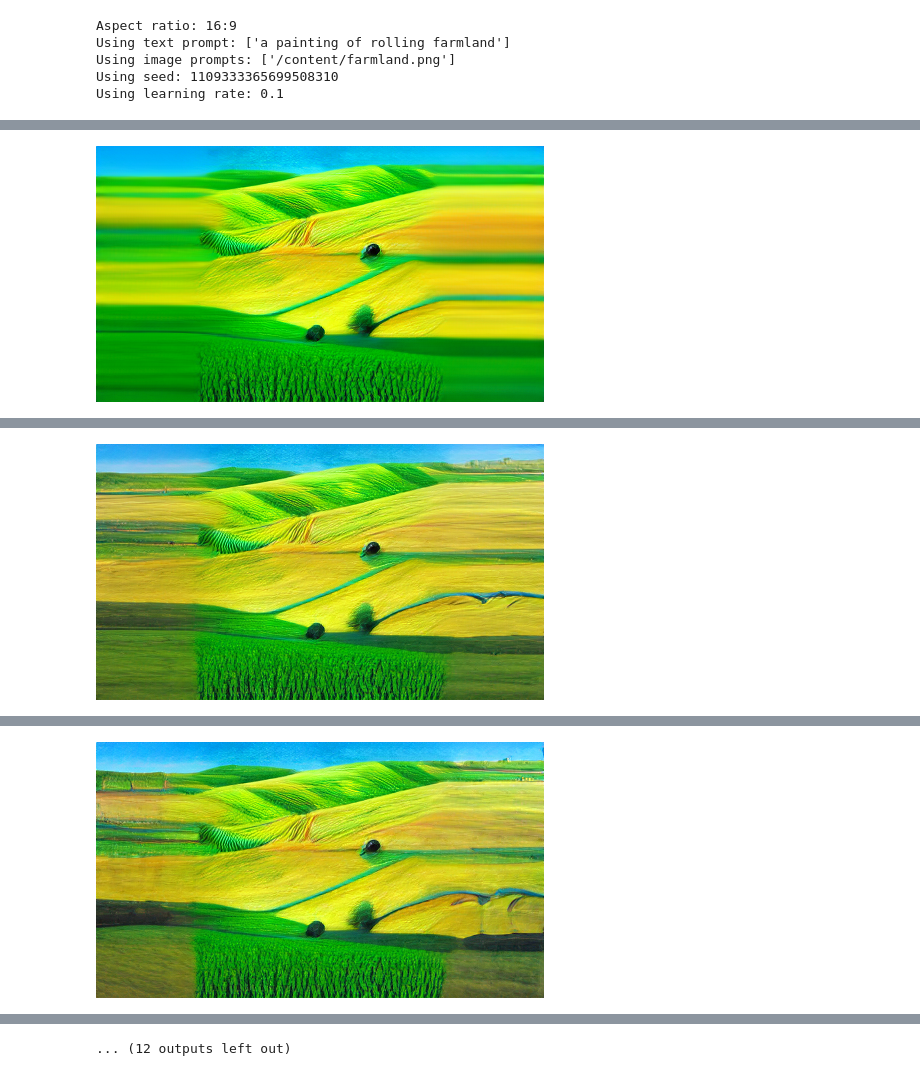
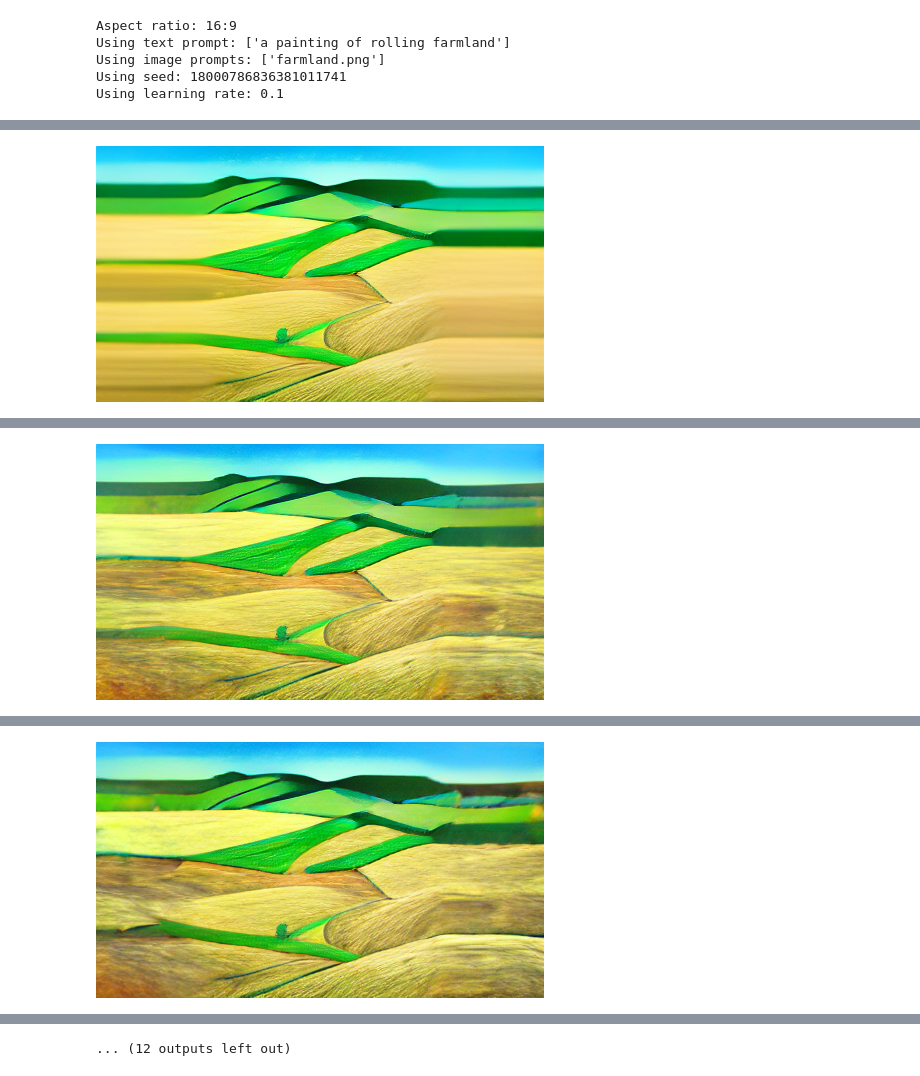
Before and after one commit to robgon-art/e-dall-e, a Jupyter notebook: E_DALL_E_Image_Expander.ipynb, the cells around one changed output, grey strips where cells are left out. Cells and saved outputs as stored; diff of their text form; code cells hidden in the pictures.

```diff
--- a/E_DALL_E_Image_Expander.ipynb
+++ b/E_DALL_E_Image_Expander.ipynb
@@ -268,7 +268,7 @@ aspect_ratio = '16:9' #@param ["2:1 (widest)", "16:9 (wider)", "4:3 (wider)", "1
 display_frequency =  20#@param {type:"number"}
 initial_image = "farmland.png"#@param {type:"string"}
 target_images = "farmland.png"#@param {type:"string"}
-learning_rate_exp = 0 #@param {type:"slider", min:-2, max:2, step:0.1}
+learning_rate_exp = -1 #@param {type:"slider", min:-2, max:2, step:0.1}
 max_iterations = 200#@param {type:"number"}
 
 if len(text_prompts) == 0 and len(target_images) == 0:
@@ -532,6 +532,6 @@ else:
 # %% [output]
 Aspect ratio: 16:9
 Using text prompt: ['a painting of rolling farmland']
-Using image prompts: ['/content/farmland.png']
-Using seed: 1109333365699508310
+Using image prompts: ['farmland.png']
+Using seed: 18000786836381011741
 Using learning rate: 0.1
@@ -539 +539 @@ i: 0, loss: 0.946593, losses: 0.805967, 0.140626
-[figure, old version]
+[figure, new version]
@@ -541 +541 @@ i: 20, loss: 0.901771, losses: 0.773974, 0.127797
-[figure, old version]
+[figure, new version]
@@ -543 +543 @@ i: 40, loss: 0.877345, losses: 0.756379, 0.120965
-[figure, old version]
+[figure, new version]
```
Also changed, not shown: parts of 3 cells of this notebook.
